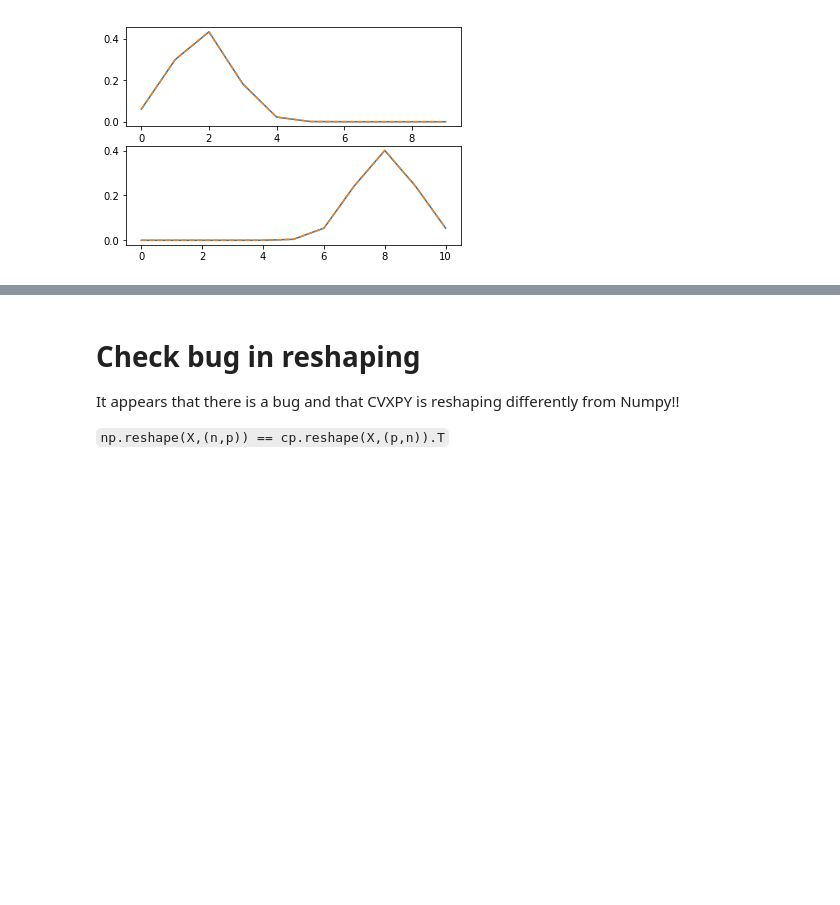
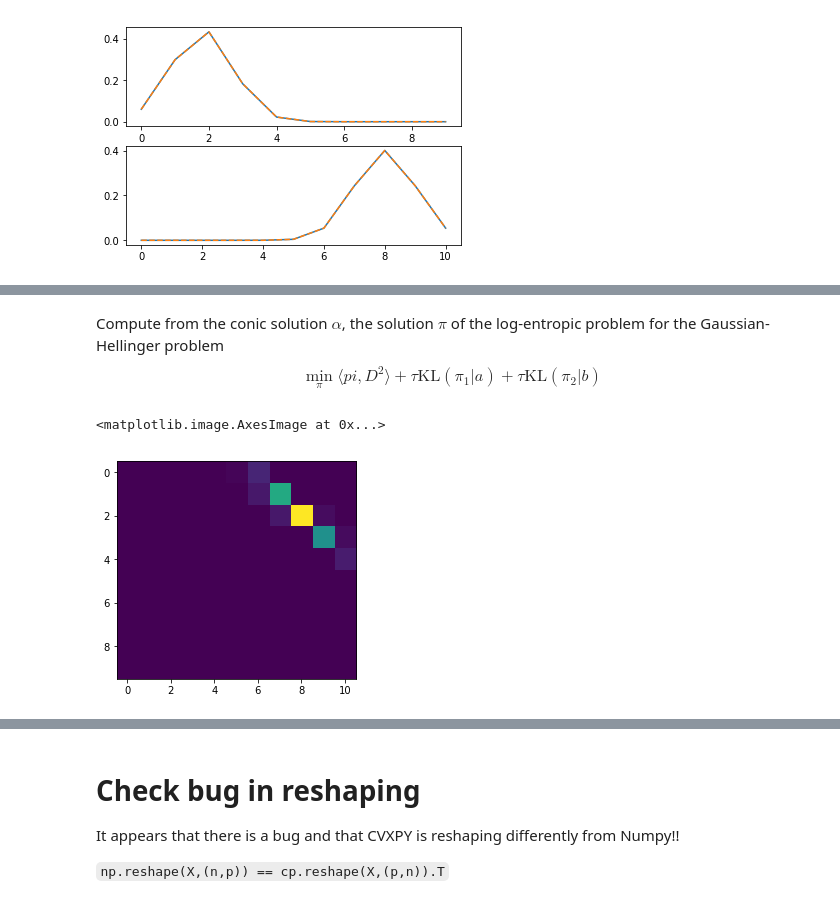
Before and after one commit to thibsej/unbalanced_gromov_wasserstein, a Jupyter notebook: conic/Conic-GW.ipynb, the cells around one changed output, grey strips where cells are left out. Drawn from its saved outputs; the diff is of its cells as text; code cells hidden in the pictures; blank space fills up the shorter version.

```diff
--- a/conic/Conic-GW.ipynb
+++ b/conic/Conic-GW.ipynb
@@ -133,0 +147,14 @@ print( np.linalg.norm( B - Alpha2 ) )
+# %% [markdown]
+Compute from the conic solution $\alpha$, the solution $\pi$ of the log-entropic problem for the Gaussian-Hellinger problem
+$$
+    \min_\pi \langle pi, D^2 \rangle + \tau \text{KL}(\pi_1|a) + \tau \text{KL}(\pi_2|b)
+$$
+# %%
+def dilation(r,s,d): return np.sqrt( r*s*np.exp( -d**2/(2*tau) ) )
+eta = dilation( rlist[None,:,None,None], slist[None,None,None,:], D[:,None,:,None] )
+# multiply by eta^2 and then marginalize on (x,y)
+pi = np.sum( np.sum( Alpha * eta**2, 1, keepdims=True), 3, keepdims=True).squeeze()
+plt.imshow(pi)
+# %% [output]
+<matplotlib.image.AxesImage at 0x...>
+[figure, added]
```
Also changed, not shown: parts of 13 cells of this notebook.
